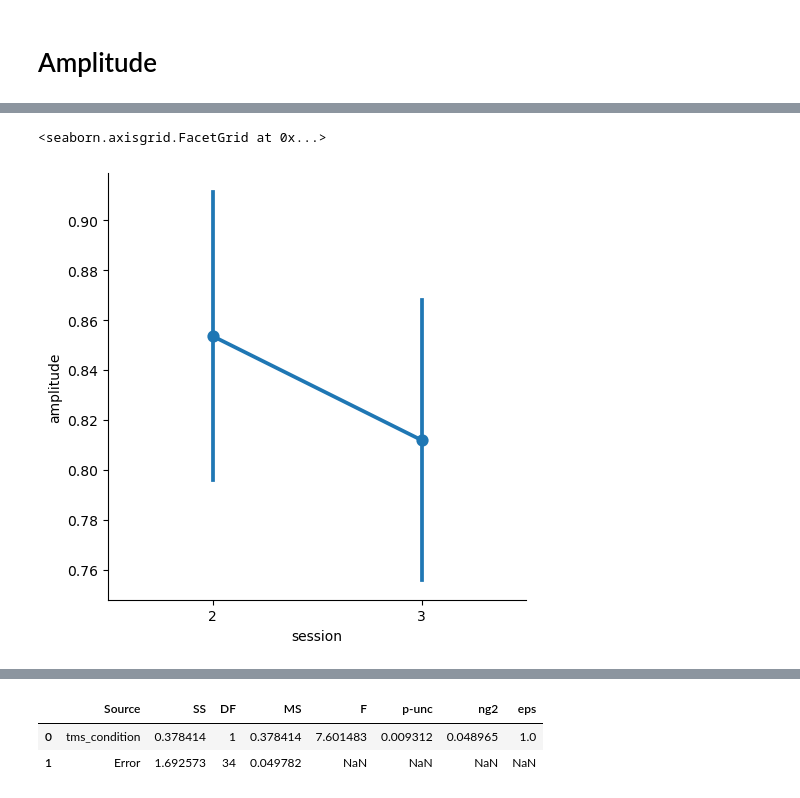
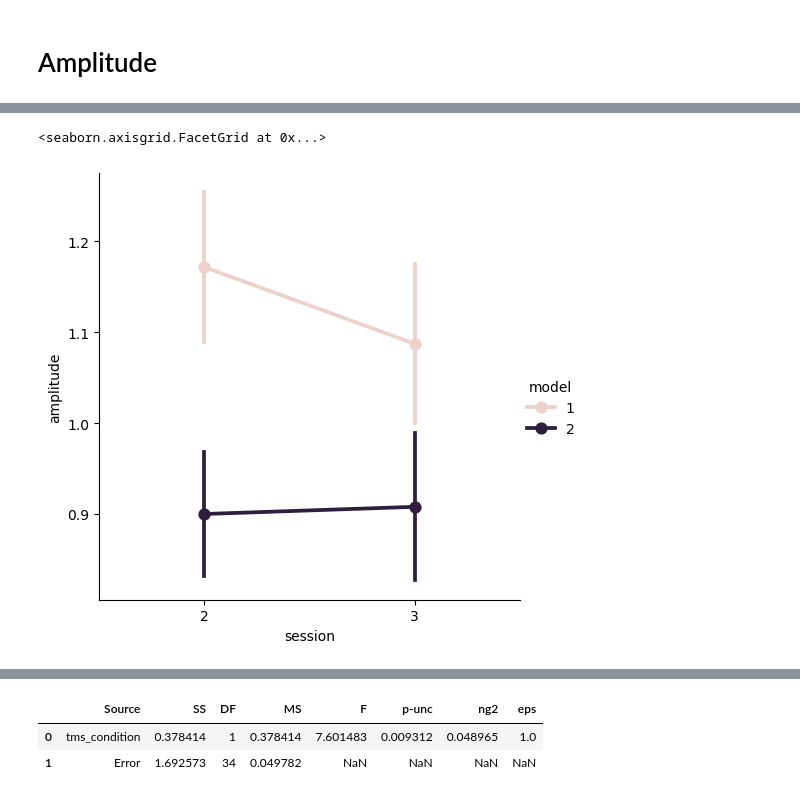
Before and after one commit to Gilles86/tms_risk, a Jupyter notebook: tms_risk/encoding_model/notebooks/analyze_encoding_model2.ipynb, the cells around one changed output, grey strips where cells are left out. Drawn from its saved outputs; the diff is of its cells as text; code cells hidden in the pictures.

```diff
--- a/tms_risk/encoding_model/notebooks/analyze_encoding_model2.ipynb
+++ b/tms_risk/encoding_model/notebooks/analyze_encoding_model2.ipynb
@@ -77,13 +78,17 @@ pg.rm_anova(dv='cvr2', within='model', subject='subject', data=df_cvr2.groupby([
 # %%
+models = [1, 2]
+
 df = []
+keys= []
 
-for sub in tqdm(subjects):
+for sub, model in product(subjects, models):
     try:
-        prf_params = sub.get_prf_parameters2(model_label=1, roi='NPCr2cm-cluster')
+        prf_params = sub.get_prf_parameters2(model_label=model, roi='NPCr2cm-cluster')
         df.append(prf_params)
+        keys.append((sub.subject, model))
     except Exception:
-        print(f"PRF parameters not found for subject {sub.subject}, skipping.")
+        print(f"PRF parameters not found for subject {sub.subject}, model {model}, skipping.")
 
-df = pd.concat(df, keys=[sub.subject for sub in subjects], names=['subject'])
+df = pd.concat(df, keys=keys, names=['subject', 'model'])
 # %%
 tms_conditions = get_tms_conditions()
@@ -90,10 +113,10 @@ tms_conditions = get_tms_conditions()
 # %%
 import seaborn as sns
-tmp = df[['amplitude']].stack(1)
+tmp = df[df[('cvr2', None)] > 0.0][['amplitude']].stack(1)
 
-tmp['tms_condition'] = tmp.apply(lambda row: tms_conditions[row.name[0]][row.name[2]], axis=1)
+tmp['tms_condition'] = tmp.apply(lambda row: tms_conditions[row.name[0]][row.name[3]], axis=1)
 
-sns.catplot(data=tmp.groupby(['subject', 'session', 'tms_condition']).mean().reset_index(), x='session', y='amplitude', kind='point', errorbar='se')
+sns.catplot(data=tmp.groupby(['subject', 'session', 'tms_condition', 'model']).mean().reset_index(), x='session', y='amplitude', kind='point', errorbar='se', hue='model' )
 # %% [output]
 <seaborn.axisgrid.FacetGrid at 0x...>
-[figure, old version]
+[figure, new version]
```
Also changed, not shown: parts of 24 cells of this notebook, 7 other files.
